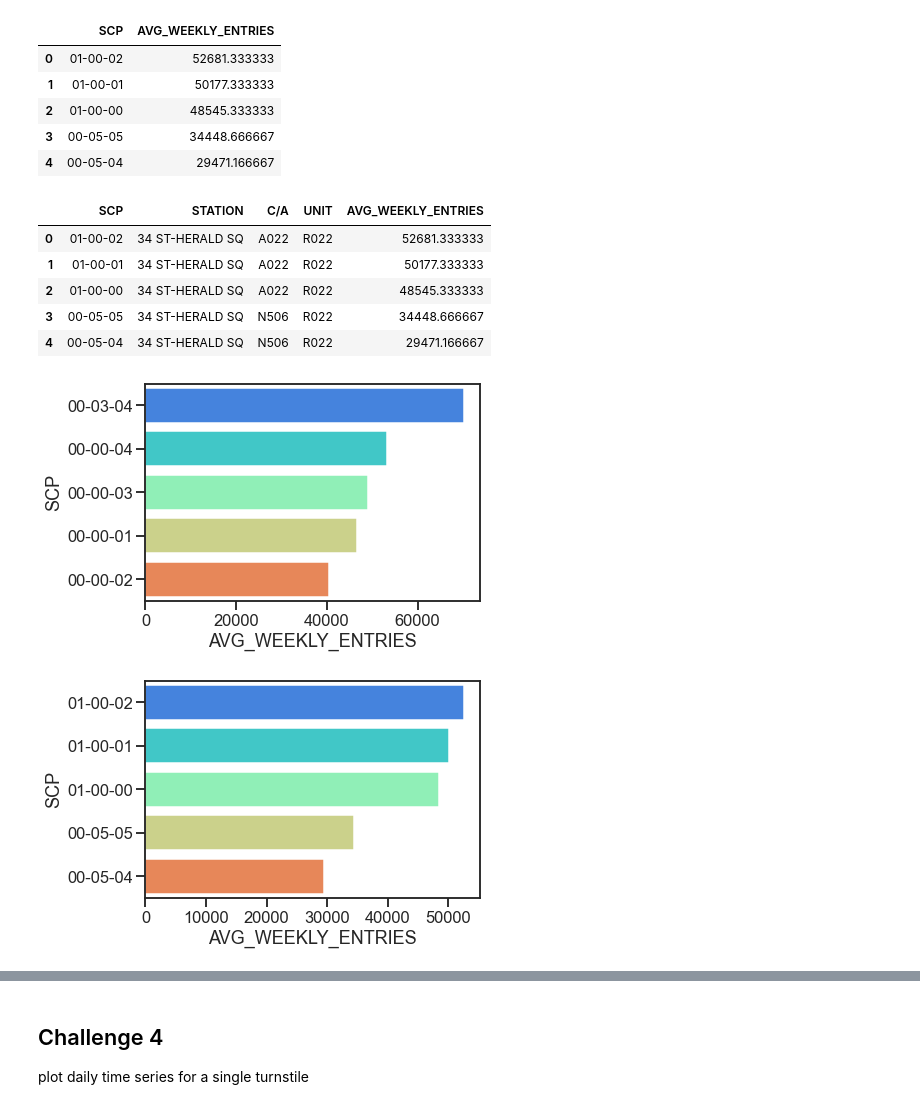
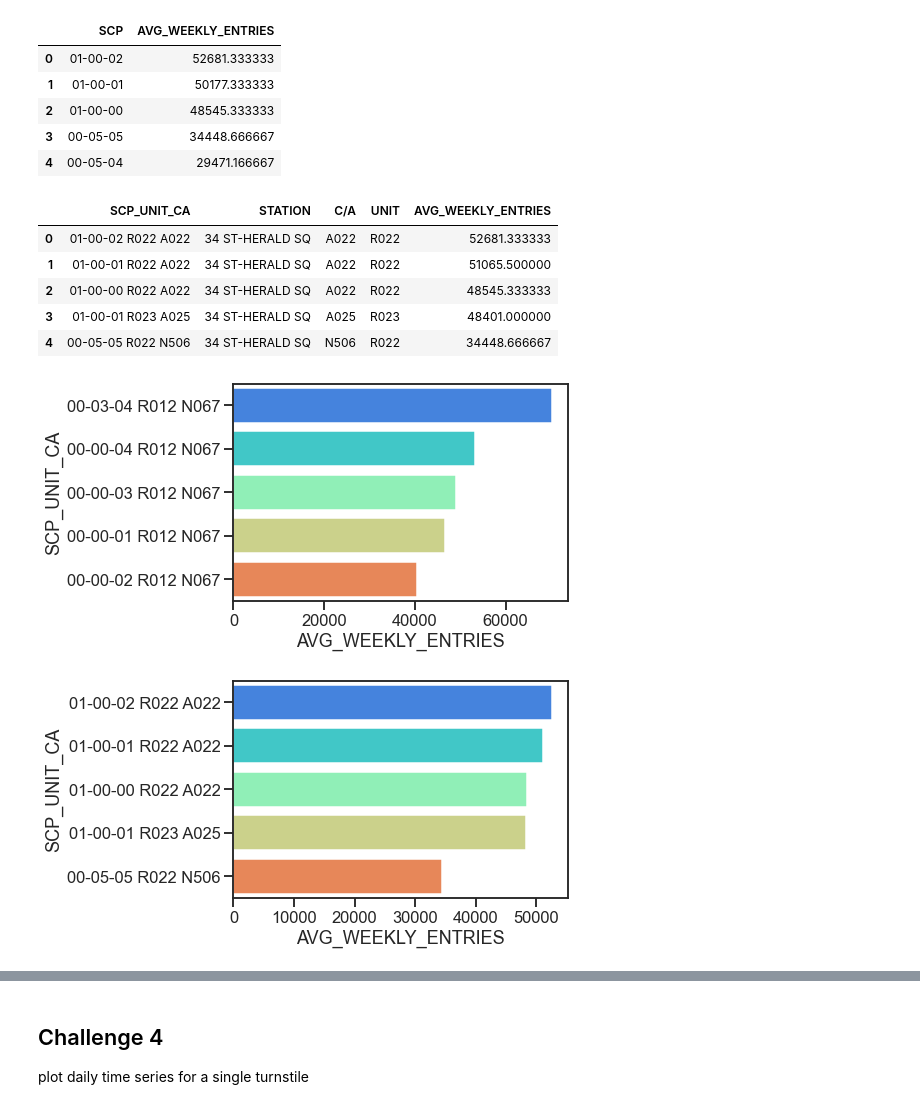
Before and after one commit to jlmartin100/Metis_Projects, a Jupyter notebook: Project_1/Copy1 Project_1_ECM.ipynb, the cells around one changed output, grey strips where cells are left out. Drawn from its saved outputs; the diff is of its cells as text; code cells hidden in the pictures.

```diff
--- a/Project_1/Copy1 Project_1_ECM.ipynb
+++ b/Project_1/Copy1 Project_1_ECM.ipynb
@@ -208,7 +208,8 @@ ts_df_penn_altwkmean.head()
 # %%
 # step 3 - use weekly sums to determine turnstile weekly averages
 # current figures
-ts_df_penn_altwkmean = ts_df_penn_altwkmean.groupby('SCP').agg({'STATION':'first', 'C/A':'first', 'UNIT':'first', 'DAILY_ENTRIES':'mean'}).sort_values(by='DAILY_ENTRIES', ascending=False).reset_index()
+ts_df_penn_altwkmean['SCP_UNIT_CA'] = ts_df_penn_altwkmean['SCP'] + ' '+ ts_df_penn_altwkmean['UNIT'] + ' ' +ts_df_penn_altwkmean['C/A']
+ts_df_penn_altwkmean = ts_df_penn_altwkmean.groupby('SCP_UNIT_CA').agg({'STATION':'first', 'C/A':'first', 'UNIT':'first', 'DAILY_ENTRIES':'mean'}).sort_values(by='DAILY_ENTRIES', ascending=False).reset_index()
 ts_df_penn_altwkmean['AVG_WEEKLY_ENTRIES'] = ts_df_penn_altwkmean['DAILY_ENTRIES']
 ts_df_penn_altwkmean = ts_df_penn_altwkmean.drop(columns = ['WEEK', 'DAILY_ENTRIES'], errors='ignore')
 
@@ -399,36 +409,37 @@ ts_df_34HERALD_altwkmean.head()
 # %%
 # step 3 - use weekly sums to determine turnstile weekly averages
 # current figures
-ts_df_34HERALD_altwkmean = ts_df_34HERALD_altwkmean.groupby('SCP').agg({'STATION':'first', 'C/A':'first', 'UNIT':'first', 'DAILY_ENTRIES':'mean'}).sort_values(by='DAILY_ENTRIES', ascending=False).reset_index()
+ts_df_34HERALD_altwkmean['SCP_UNIT_CA'] = ts_df_34HERALD_altwkmean['SCP'] + ' '+ ts_df_34HERALD_altwkmean['UNIT'] + ' ' +ts_df_34HERALD_altwkmean['C/A']
+ts_df_34HERALD_altwkmean = ts_df_34HERALD_altwkmean.groupby('SCP_UNIT_CA').agg({'STATION':'first', 'C/A':'first', 'UNIT':'first', 'DAILY_ENTRIES':'mean'}).sort_values(by='DAILY_ENTRIES', ascending=False).reset_index()
 ts_df_34HERALD_altwkmean['AVG_WEEKLY_ENTRIES'] = ts_df_34HERALD_altwkmean['DAILY_ENTRIES']
 ts_df_34HERALD_altwkmean = ts_df_34HERALD_altwkmean.drop(columns = ['WEEK', 'DAILY_ENTRIES'], errors='ignore')
 
 ts_df_34HERALD_altwkmean.head()
 # %% [output]
-|  | SCP | STATION | C/A | UNIT | AVG_WEEKLY_ENTRIES |
-| 0 | 01-00-02 | 34 ST-HERALD SQ | A022 | R022 | 52681.333333 |
-| 1 | 01-00-01 | 34 ST-HERALD SQ | A022 | R022 | 50177.333333 |
-| 2 | 01-00-00 | 34 ST-HERALD SQ | A022 | R022 | 48545.333333 |
-| 3 | 00-05-05 | 34 ST-HERALD SQ | N506 | R022 | 34448.666667 |
-| 4 | 00-05-04 | 34 ST-HERALD SQ | N506 | R022 | 29471.166667 |
+|  | SCP_UNIT_CA | STATION | C/A | UNIT | AVG_WEEKLY_ENTRIES |
+| 0 | 01-00-02 R022 A022 | 34 ST-HERALD SQ | A022 | R022 | 52681.333333 |
+| 1 | 01-00-01 R022 A022 | 34 ST-HERALD SQ | A022 | R022 | 51065.500000 |
+| 2 | 01-00-00 R022 A022 | 34 ST-HERALD SQ | A022 | R022 | 48545.333333 |
+| 3 | 01-00-01 R023 A025 | 34 ST-HERALD SQ | A025 | R023 | 48401.000000 |
+| 4 | 00-05-05 R022 N506 | 34 ST-HERALD SQ | N506 | R022 | 34448.666667 |
 # %%
 sns.set_context('talk')
 sns.set_style('ticks')
-g = sns.barplot(data = ts_df_penn_altwkmean.head(), y = 'SCP', x = 'AVG_WEEKLY_ENTRIES', palette = 'rainbow')
+g = sns.barplot(data = ts_df_penn_altwkmean.head(), y = 'SCP_UNIT_CA', x = 'AVG_WEEKLY_ENTRIES', palette = 'rainbow')
 
 #g.set_title('Turnstiles: 34th St Penn Station - Highest Weekly Average')
 g.figure.savefig('top_5_ts_penn.png', bbox_inches='tight')
 # %% [output]
-[figure, old version]
+[figure, new version]
 # %%
 sns.set_context('talk')
 sns.set_style('ticks')
-g = sns.barplot(data = ts_df_34HERALD_wkmean.head(), y = 'SCP', x = 'AVG_WEEKLY_ENTRIES', palette = 'rainbow')
+g = sns.barplot(data = ts_df_34HERALD_altwkmean.head(), y = 'SCP_UNIT_CA', x = 'AVG_WEEKLY_ENTRIES', palette = 'rainbow')
 
 #g.set_title('Turnstiles: 34th St Herald Square - Highest Weekly Average')
 g.figure.savefig('top_5_ts_34herald.png', bbox_inches='tight')
 # %% [output]
-[figure, old version]
+[figure, new version]
 # %%
 sns.set_context('talk')
 sns.set_style('ticks')
```
Also changed, not shown: parts of 7 cells of this notebook.
